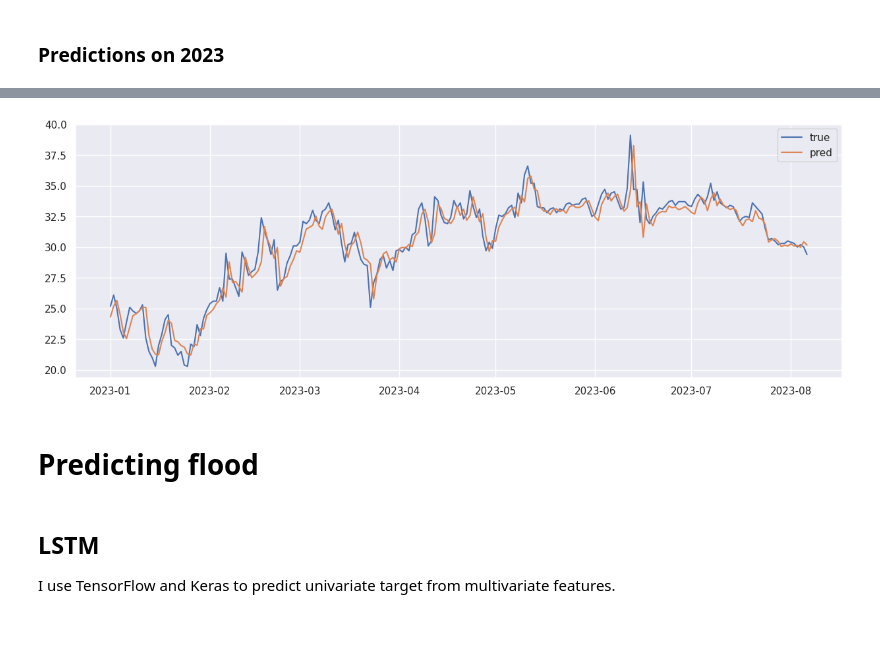
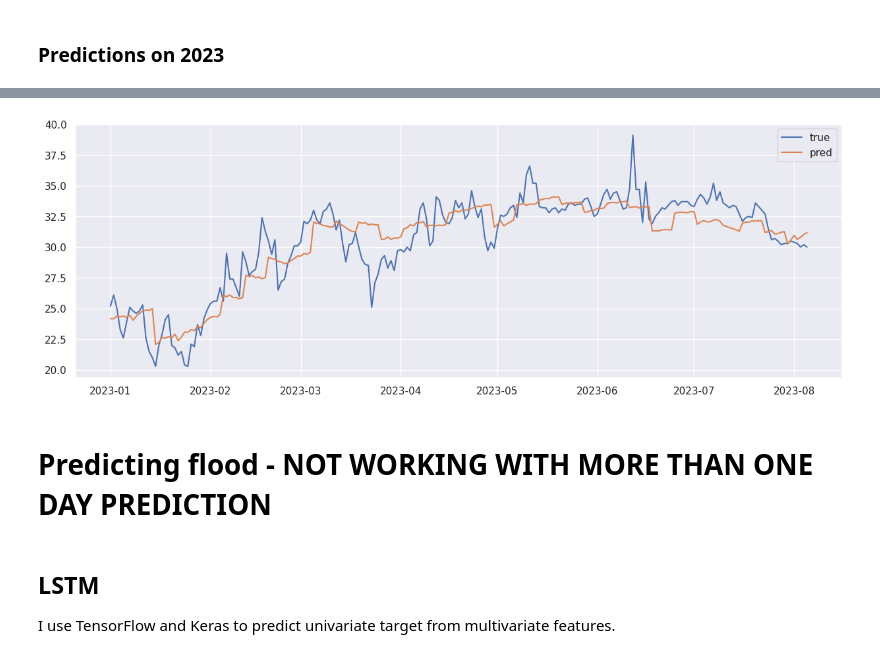
Before and after one commit to OmdenaAI/karachi-pakistan-weather-prediction, a Jupyter notebook: src/tasks/task_3_modelling/LSTM_Heatwave_Predictions.ipynb, the cells around one changed output, grey strips where cells are left out. Drawn from its saved outputs; the diff is of its cells as text; code cells hidden in the pictures; blank space fills up the shorter version.

```diff
--- a/src/tasks/task_3_modelling/LSTM_Heatwave_Predictions.ipynb
+++ b/src/tasks/task_3_modelling/LSTM_Heatwave_Predictions.ipynb
@@ -398,0 +346,20 @@ rmse % 3.6565226561064006
+# %%
+yhat = model.predict(sample_X)
+yhat = pd.DataFrame(yhat)
+
+ytrue = pd.DataFrame(sample_y)
+
+# calculate RMSE
+mse_per_day = np.zeros(days_f)
+mse_per_day_perc = list()
+for i in range(days_f):
+    mse_per_day[i] = mean_squared_error(ytrue.iloc[:, i], yhat.iloc[:, i])
+
+target_min = ytrue.min()
+target_max = ytrue.max()
+
+# Scale the MSE values to a percentage
+mse_percentage_per_day = (mse_per_day / (target_max - target_min)) * 100.0
+
+# Print or use the MSE percentage values as needed
+print("MSE Percentage per day:", mse_percentage_per_day)
@@ -399,23 +376,39 @@ rmse % 3.6565226561064006
 # %%
-start_date = '2023-01-01'
-end_date = '2023-08-06'
+from datetime import datetime, timedelta
+#adjust the dataframe to take one row out of days_f
+ytrue = pd.DataFrame(ytrue)
+ytrue = ytrue.iloc[::days_f].to_numpy().reshape(-1)
+
+yhat = pd.DataFrame(yhat)
+yhat = yhat.iloc[::days_f].to_numpy().reshape(-1)
+
+# Define your start_date as a string
+start_date_str = '2023-01-01'
+
+# Convert the start_date string to a datetime object
+start_date = datetime.strptime(start_date_str, '%Y-%m-%d')
+
+# Add the specified number of days to the start_date
+end_date = start_date + timedelta(days=(yhat.shape[0]-1))
+
+
 
 # Create a boolean mask for the desired date range
 mask = (df_k.index >= start_date) & (df_k.index <= end_date)
 
 # Select the index labels within the date range
 index_range = df_k.index[mask]
 
 plt.figure(figsize=(15,5))
-plt.plot(index_range,inv_y, label='true')
-plt.plot(index_range,inv_yhat, label='pred')
+plt.plot(index_range,ytrue, label='true')
+plt.plot(index_range,yhat, label='pred')
 plt.legend()
 plt.show()
 # %% [output]
-[figure, old version]
+[figure, new version]
 # %% [markdown]
 <a id="section-four"></a>
-# Predicting flood
+# Predicting flood - NOT WORKING WITH MORE THAN ONE DAY PREDICTION
 # %% [markdown]
 ## LSTM
 
```
Also changed, not shown: parts of 20 cells of this notebook.
